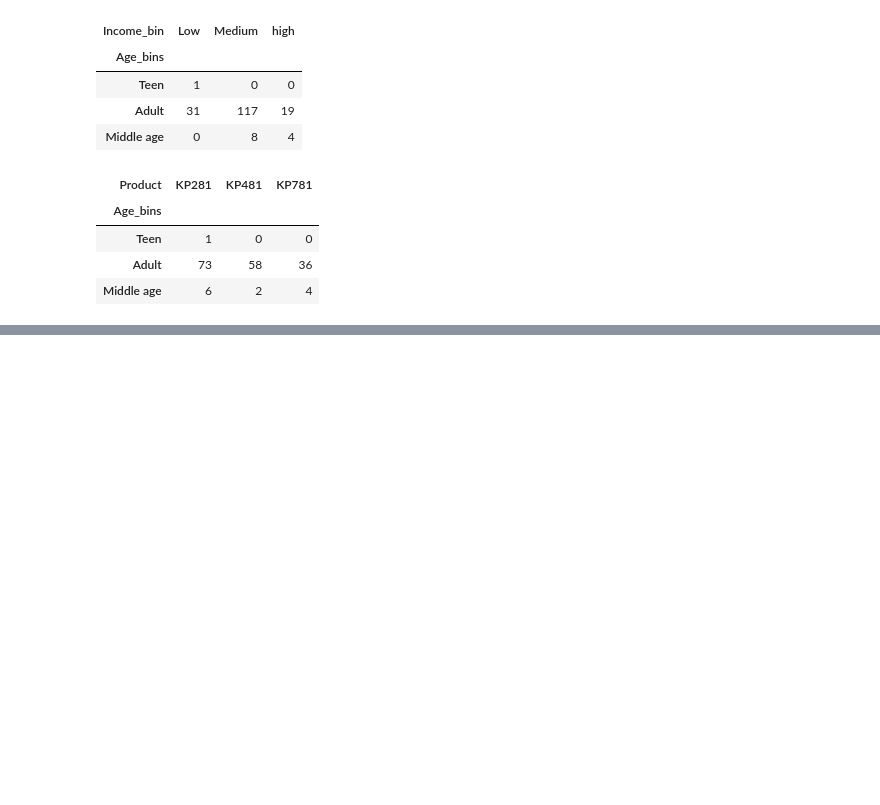
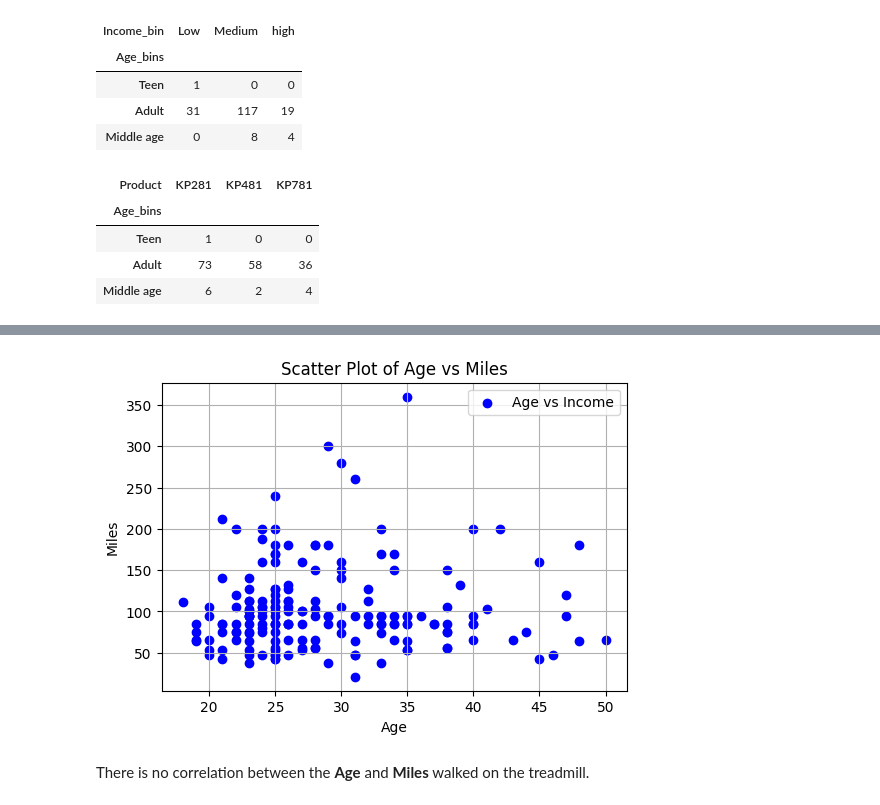
Before and after one commit to venkatesh-ux/Matplotlib-Seaborn, a Jupyter notebook: Airofit_Business_case.ipynb, the cells around one changed output, grey strips where cells are left out. Drawn from its saved outputs; the diff is of its cells as text; code cells hidden in the pictures; blank space fills up the shorter version.

```diff
--- a/Airofit_Business_case.ipynb
+++ b/Airofit_Business_case.ipynb
@@ -283,0 +329,14 @@ pd.crosstab(df['Age_bins'],df['Product'])
+# %%
+# Plotting
+plt.figure(figsize=(6, 4))
+plt.scatter(df['Age'], df['Miles'], color='blue', marker='o', label='Age vs Income')
+plt.title('Scatter Plot of Age vs Miles')
+plt.xlabel('Age')
+plt.ylabel('Miles')
+plt.legend()
+plt.grid(True)
+plt.show()
+# %% [output]
+[figure, added]
+# %% [markdown]
+There is no correlation between the **Age** and **Miles** walked on the treadmill.
```
Also changed, not shown: parts of 18 cells of this notebook.
